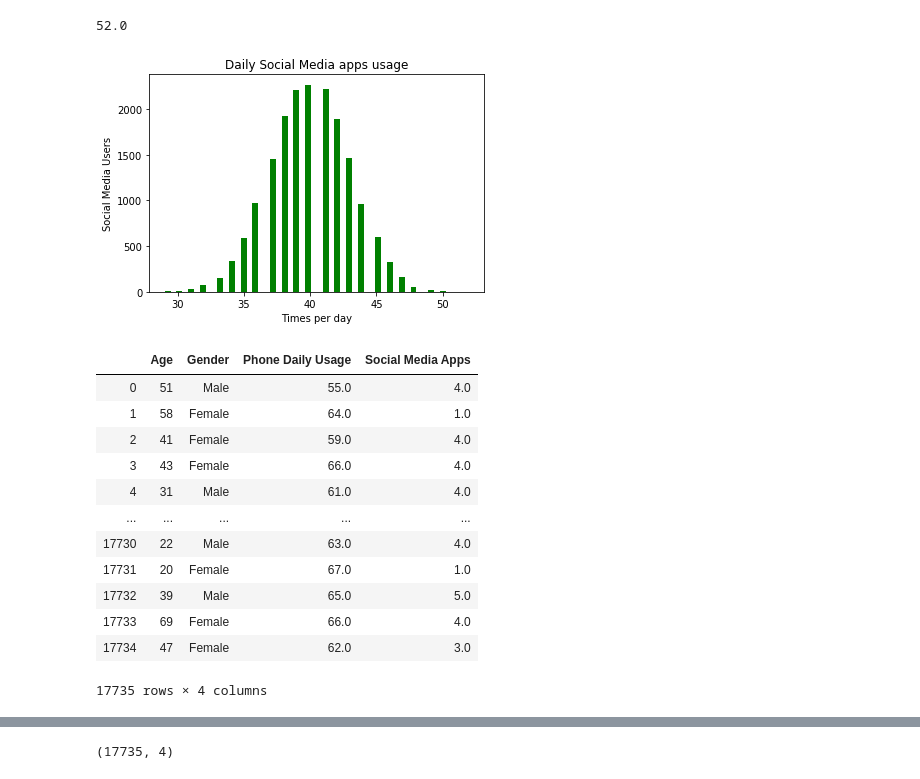
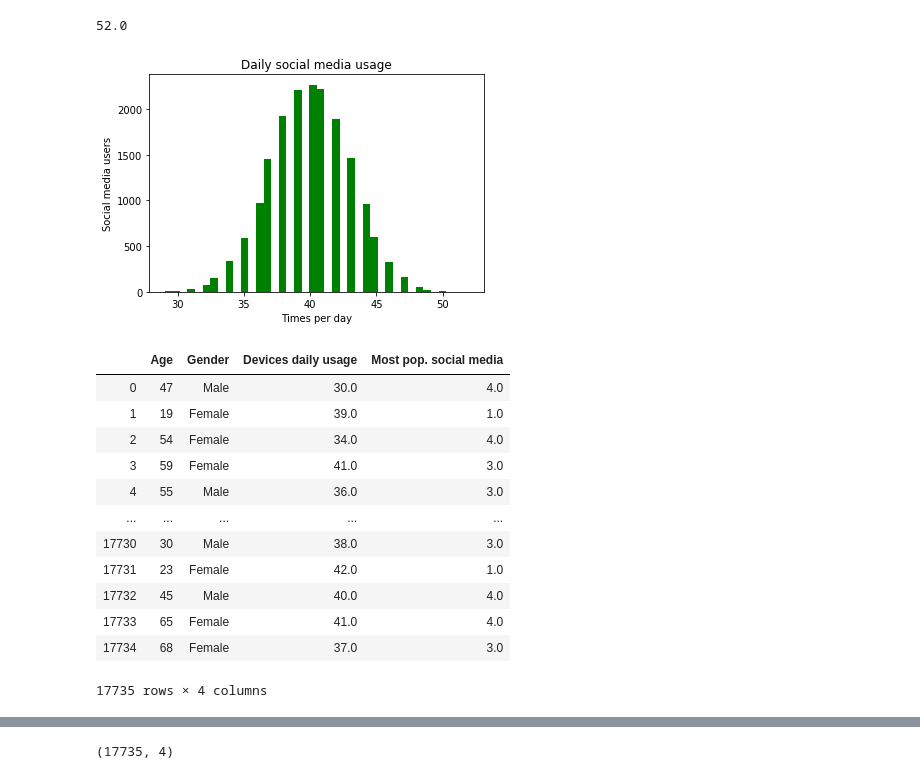
Before and after one commit to rituteval/Programming-DA--PROJECT, a Jupyter notebook: Programming DA- PROJECT.ipynb, the cells around one changed output, grey strips where cells are left out. Saved outputs shown, nothing was run; the diff lists cells and outputs as text; code cells hidden in the pictures.

```diff
--- a/Programming DA- PROJECT.ipynb
+++ b/Programming DA- PROJECT.ipynb
@@ -204,34 +191,31 @@ max(usage)
 # %% [output]
 52.0
 # %%
-plt.hist(usage,bins=52, color='g') # Added sample count, amount of bins
-plt.ylabel('Social Media Users') # Labeled y axis
+plt.hist(usage,bins=40, color='g') # Added sample count, amount of bins
+plt.ylabel('Social media users') # Labeled y axis
 plt.xlabel('Times per day') # Labeled x axis
-plt.title ('Daily Social Media apps usage') # Added title
+plt.title ('Daily social media usage') # Added title
 plt.show() # Showed Plot
 # %% [output]
-[figure, old version]
+[figure, new version]
 # %%
-# Creating a database
-
-np.random.seed(12345) # Added seed
-
-NewData = pd.DataFrame({'Age':age.round(0), 'Gender':np.random.randint(1, 3, 17735), 'Phone Daily Usage':np.random.normal(65, 3, 17735).round(0),'Social Media Apps':np.random.uniform(1, 5, 17735).round()})
-NewData['Gender'].replace({1:'Male', 2:'Female'}, inplace=True) # Replacing numbers with strings accordingly
-NewData # Printed new data frame
+np.random.seed(12345) # Added seed that numbers stay the same
+NewData = pd.DataFrame({'Age':age.round(0), 'Gender':np.random.randint(1, 3, 17735), 'Devices daily usage':np.random.normal(40, 3, 17735).round(0),'Most pop. social media':np.random.uniform(1, 4, 17735).round()})
+NewData['Gender'].replace({1:'Male', 2:'Female'}, inplace=True) # Replaced numbers with strings accordingly
+NewData # Printed data frame
 # %% [output]
-|  | Age | Gender | Phone Daily Usage | Social Media Apps |
-| 0 | 51 | Male | 55.0 | 4.0 |
-| 1 | 58 | Female | 64.0 | 1.0 |
-| 2 | 41 | Female | 59.0 | 4.0 |
-| 3 | 43 | Female | 66.0 | 4.0 |
-| 4 | 31 | Male | 61.0 | 4.0 |
+|  | Age | Gender | Devices daily usage | Most pop. social media |
+| 0 | 47 | Male | 30.0 | 4.0 |
+| 1 | 19 | Female | 39.0 | 1.0 |
+| 2 | 54 | Female | 34.0 | 4.0 |
+| 3 | 59 | Female | 41.0 | 3.0 |
+| 4 | 55 | Male | 36.0 | 3.0 |
 | ... | ... | ... | ... | ... |
-| 17730 | 22 | Male | 63.0 | 4.0 |
-| 17731 | 20 | Female | 67.0 | 1.0 |
-| 17732 | 39 | Male | 65.0 | 5.0 |
-| 17733 | 69 | Female | 66.0 | 4.0 |
-| 17734 | 47 | Female | 62.0 | 3.0 |
+| 17730 | 30 | Male | 38.0 | 3.0 |
+| 17731 | 23 | Female | 42.0 | 1.0 |
+| 17732 | 45 | Male | 40.0 | 4.0 |
+| 17733 | 65 | Female | 41.0 | 4.0 |
+| 17734 | 68 | Female | 37.0 | 3.0 |
 17735 rows × 4 columns
 # %%
 NewData.head()
```
Also changed, not shown: parts of 34 cells of this notebook, 1 other file.
